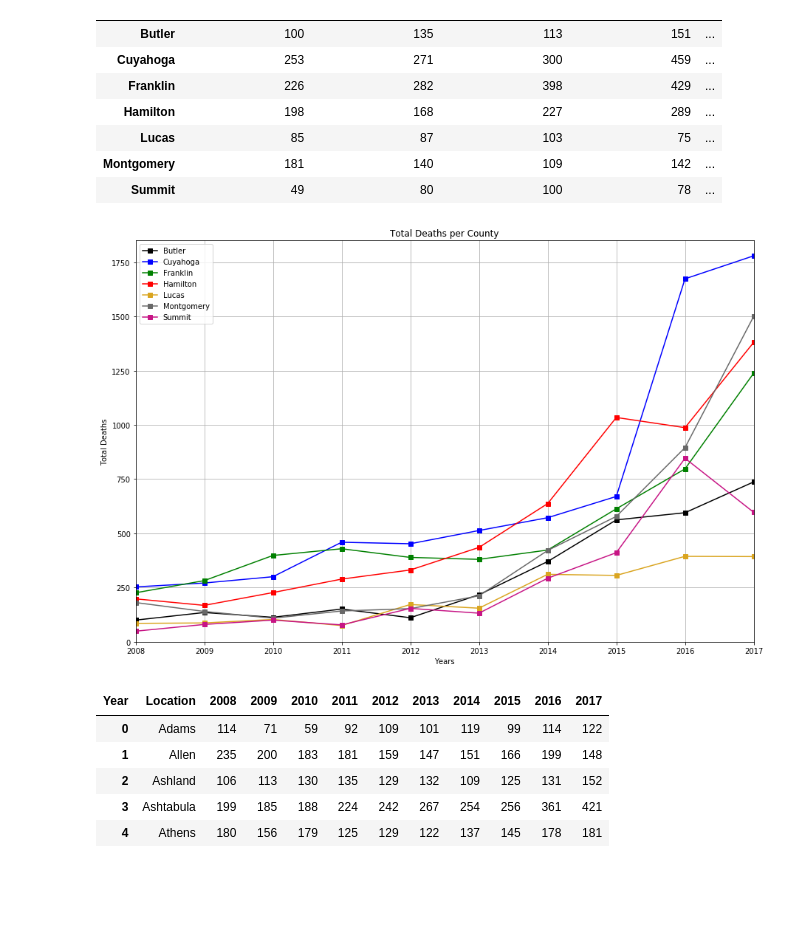
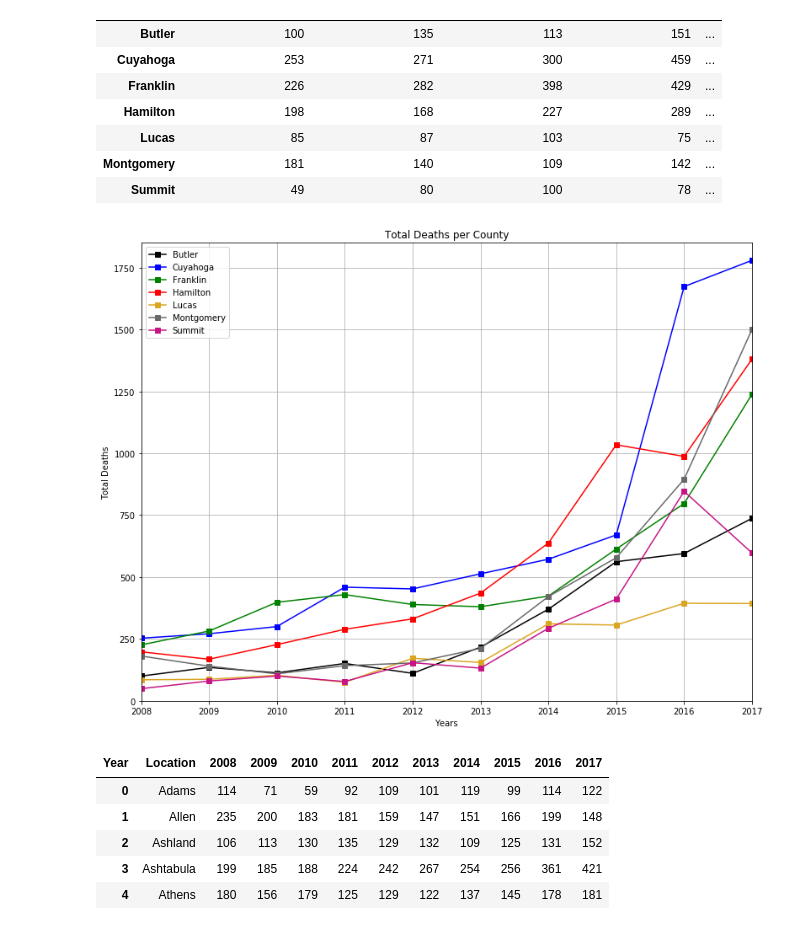
Before and after one commit to mervinator/project1group3, a Jupyter notebook: Project 1_PH/Death_Total_PH.ipynb, the cells around one changed output. Saved outputs shown, nothing was run; the diff lists cells and outputs as text; code cells hidden in the pictures; blank space fills up the shorter version.

```diff
--- a/Project 1_PH/Death_Total_PH.ipynb
+++ b/Project 1_PH/Death_Total_PH.ipynb
@@ -270,35 +270,35 @@ Cuyahoga = [253, 271, 300, 459, 452, 513, 572, 670, 1673, 1779]
 Franklin = [226, 282, 398, 429, 389, 380, 423, 613, 797, 1238]
 Hamilton = [198, 168, 227, 289, 331, 435, 637, 1034, 987, 1380]
 Lucas = [85, 87, 103, 75, 172, 155, 311, 306, 394, 393]
 Montgomery = [181, 140, 109, 142, 153, 212, 421, 578, 895, 1500]
 Summit = [49, 80, 100, 78, 154, 132, 293, 411, 846, 597]
 
-plt.figure(figsize=(15,10))
+plt.figure(figsize=(13,10))
 
 Butler, = plt.plot(years, Butler, marker="s", color="black", label="Butler")
 Cuyahoga, = plt.plot(years, Cuyahoga, marker="s", color="blue", label="Cuyahoga")
 Franklin, = plt.plot(years, Franklin, marker="s", color="green", label="Franklin")
 Hamilton, = plt.plot(years, Hamilton, marker="s", color="red", label="Hamilton")
 Lucas, = plt.plot(years, Lucas, marker="s", color="goldenrod", label="Lucas")
 Montgomery, = plt.plot(years, Montgomery, marker="s", color="dimgray", label="Montgomery")
 Summit, = plt.plot(years, Summit, marker="s", color="mediumvioletred", label="Summit")
 
 plt.title("Total Deaths per County")
 plt.xlabel("Years")
 plt.ylabel("Total Deaths")
 
 plt.xlim(2008, 2017)
 plt.ylim(0, 1850)
 
 plt.legend(handles=[Butler, Cuyahoga, Franklin, Hamilton, Lucas, Montgomery, Summit], loc="best")
 
 plt.grid()
 
 plt.savefig("Images_PH/total_deaths_top7_counties.png")
 
 plt.show()
 # %% [output]
-[figure, old version]
+[figure, new version]
 # %%
 ohio_foster_care_csv = "Resources_PH/CleanedFoster.csv"
 
```
Also changed, not shown: parts of 9 cells of this notebook, 7 other files.
